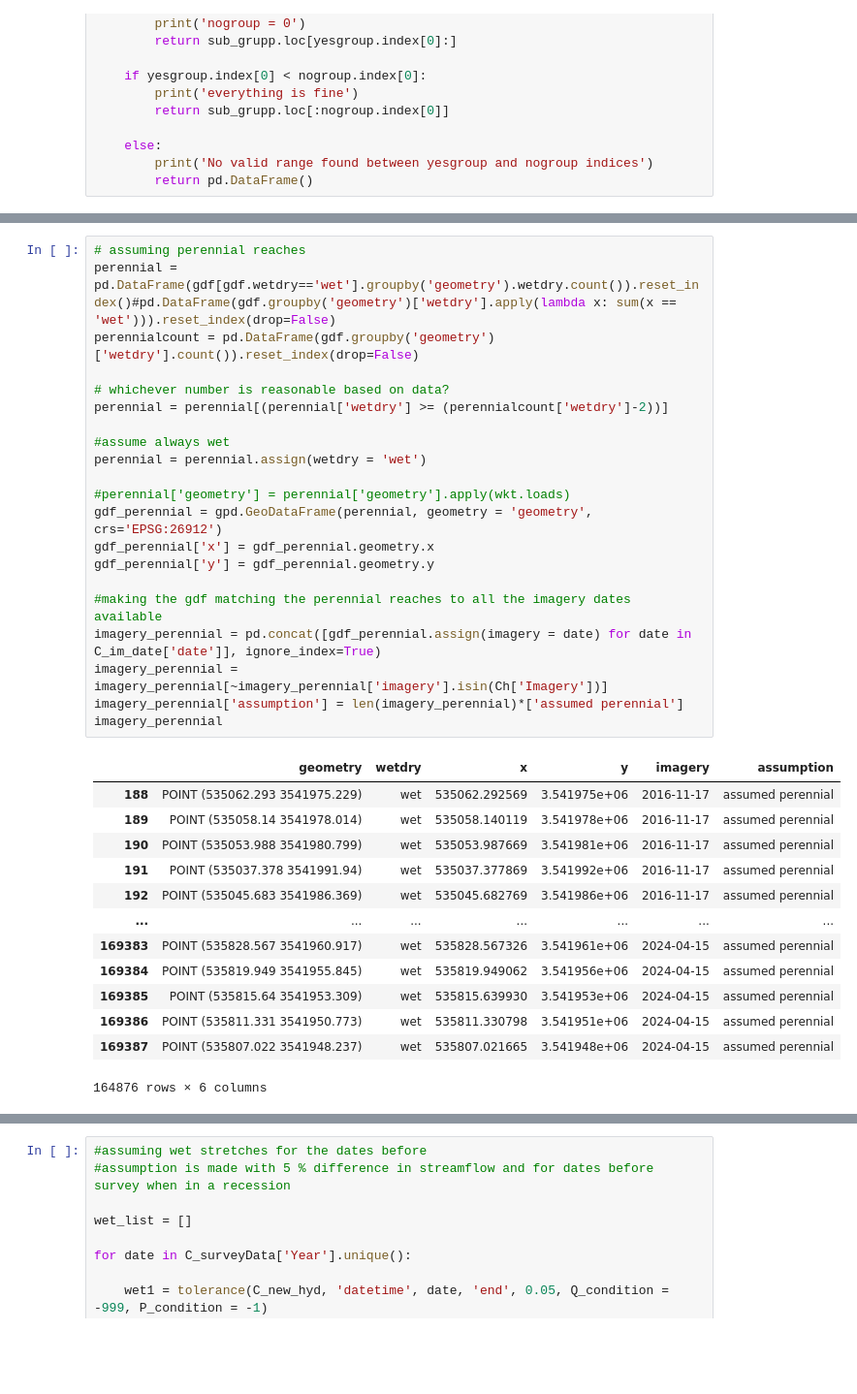
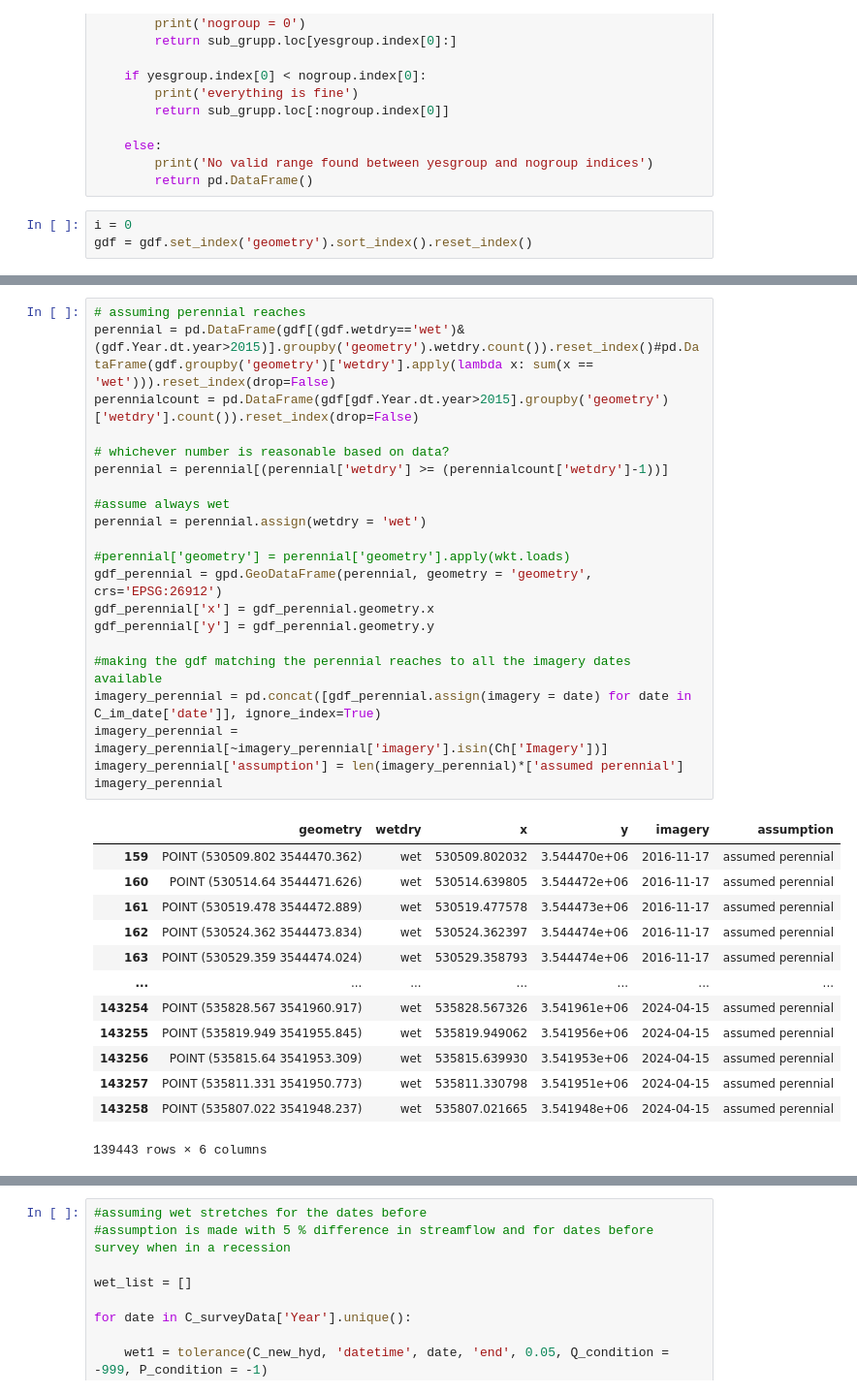
Before and after one commit to lapidesd/SanPedro_wetdry_pilot, a Jupyter notebook: code/Cienega_survey_imagery.ipynb, the cells around one changed output, grey strips where cells are left out. Shown at 97% size. Saved outputs shown, nothing was run; the diff lists cells and outputs as text; blank space fills up the shorter version.

```diff
--- a/code/Cienega_survey_imagery.ipynb
+++ b/code/Cienega_survey_imagery.ipynb
@@ -204,3 +204,6 @@ def tolerance(Q_P_data, date, start, adjust, tolerance_p, P_condition = -999, Q_
     else:
         print('No valid range found between yesgroup and nogroup indices')
         return pd.DataFrame()
+# %%
+i = 0
+gdf = gdf.set_index('geometry').sort_index().reset_index()
@@ -207,38 +217,38 @@ def tolerance(Q_P_data, date, start, adjust, tolerance_p, P_condition = -999, Q_
 # %%
 # assuming perennial reaches
-perennial = pd.DataFrame(gdf[gdf.wetdry=='wet'].groupby('geometry').wetdry.count()).reset_index()#pd.DataFrame(gdf.groupby('geometry')['wetdry'].apply(lambda x: sum(x == 'wet'))).reset_index(drop=False)
-perennialcount = pd.DataFrame(gdf.groupby('geometry')['wetdry'].count()).reset_index(drop=False)
+perennial = pd.DataFrame(gdf[(gdf.wetdry=='wet')&(gdf.Year.dt.year>2015)].groupby('geometry').wetdry.count()).reset_index()#pd.DataFrame(gdf.groupby('geometry')['wetdry'].apply(lambda x: sum(x == 'wet'))).reset_index(drop=False)
+perennialcount = pd.DataFrame(gdf[gdf.Year.dt.year>2015].groupby('geometry')['wetdry'].count()).reset_index(drop=False)
 
 # whichever number is reasonable based on data?
-perennial = perennial[(perennial['wetdry'] >= (perennialcount['wetdry']-2))]
+perennial = perennial[(perennial['wetdry'] >= (perennialcount['wetdry']-1))]
 
 #assume always wet
 perennial = perennial.assign(wetdry = 'wet')
 
 #perennial['geometry'] = perennial['geometry'].apply(wkt.loads)
 gdf_perennial = gpd.GeoDataFrame(perennial, geometry = 'geometry', crs='EPSG:26912')
 gdf_perennial['x'] = gdf_perennial.geometry.x
 gdf_perennial['y'] = gdf_perennial.geometry.y
 
 #making the gdf matching the perennial reaches to all the imagery dates available
 imagery_perennial = pd.concat([gdf_perennial.assign(imagery = date) for date in C_im_date['date']], ignore_index=True)
 imagery_perennial = imagery_perennial[~imagery_perennial['imagery'].isin(Ch['Imagery'])]
 imagery_perennial['assumption'] = len(imagery_perennial)*['assumed perennial']
 imagery_perennial
 # %% [output]
 |  | geometry | wetdry | x | y | imagery | assumption |
-| 188 | POINT (535062.293 3541975.229) | wet | 535062.292569 | 3.541975e+06 | 2016-11-17 | assumed perennial |
-| 189 | POINT (535058.14 3541978.014) | wet | 535058.140119 | 3.541978e+06 | 2016-11-17 | assumed perennial |
-| 190 | POINT (535053.988 3541980.799) | wet | 535053.987669 | 3.541981e+06 | 2016-11-17 | assumed perennial |
-| 191 | POINT (535037.378 3541991.94) | wet | 535037.377869 | 3.541992e+06 | 2016-11-17 | assumed perennial |
-| 192 | POINT (535045.683 3541986.369) | wet | 535045.682769 | 3.541986e+06 | 2016-11-17 | assumed perennial |
+| 159 | POINT (530509.802 3544470.362) | wet | 530509.802032 | 3.544470e+06 | 2016-11-17 | assumed perennial |
+| 160 | POINT (530514.64 3544471.626) | wet | 530514.639805 | 3.544472e+06 | 2016-11-17 | assumed perennial |
+| 161 | POINT (530519.478 3544472.889) | wet | 530519.477578 | 3.544473e+06 | 2016-11-17 | assumed perennial |
+| 162 | POINT (530524.362 3544473.834) | wet | 530524.362397 | 3.544474e+06 | 2016-11-17 | assumed perennial |
+| 163 | POINT (530529.359 3544474.024) | wet | 530529.358793 | 3.544474e+06 | 2016-11-17 | assumed perennial |
 | ... | ... | ... | ... | ... | ... | ... |
-| 169383 | POINT (535828.567 3541960.917) | wet | 535828.567326 | 3.541961e+06 | 2024-04-15 | assumed perennial |
-| 169384 | POINT (535819.949 3541955.845) | wet | 535819.949062 | 3.541956e+06 | 2024-04-15 | assumed perennial |
-| 169385 | POINT (535815.64 3541953.309) | wet | 535815.639930 | 3.541953e+06 | 2024-04-15 | assumed perennial |
-| 169386 | POINT (535811.331 3541950.773) | wet | 535811.330798 | 3.541951e+06 | 2024-04-15 | assumed perennial |
-| 169387 | POINT (535807.022 3541948.237) | wet | 535807.021665 | 3.541948e+06 | 2024-04-15 | assumed perennial |
+| 143254 | POINT (535828.567 3541960.917) | wet | 535828.567326 | 3.541961e+06 | 2024-04-15 | assumed perennial |
+| 143255 | POINT (535819.949 3541955.845) | wet | 535819.949062 | 3.541956e+06 | 2024-04-15 | assumed perennial |
+| 143256 | POINT (535815.64 3541953.309) | wet | 535815.639930 | 3.541953e+06 | 2024-04-15 | assumed perennial |
+| 143257 | POINT (535811.331 3541950.773) | wet | 535811.330798 | 3.541951e+06 | 2024-04-15 | assumed perennial |
+| 143258 | POINT (535807.022 3541948.237) | wet | 535807.021665 | 3.541948e+06 | 2024-04-15 | assumed perennial |
-164876 rows × 6 columns
+139443 rows × 6 columns
 # %%
 perennialcount
 len(perennial),len(gdf.groupby('geometry').first())
```
Also changed, not shown: parts of 14 cells of this notebook, 13 other files.
